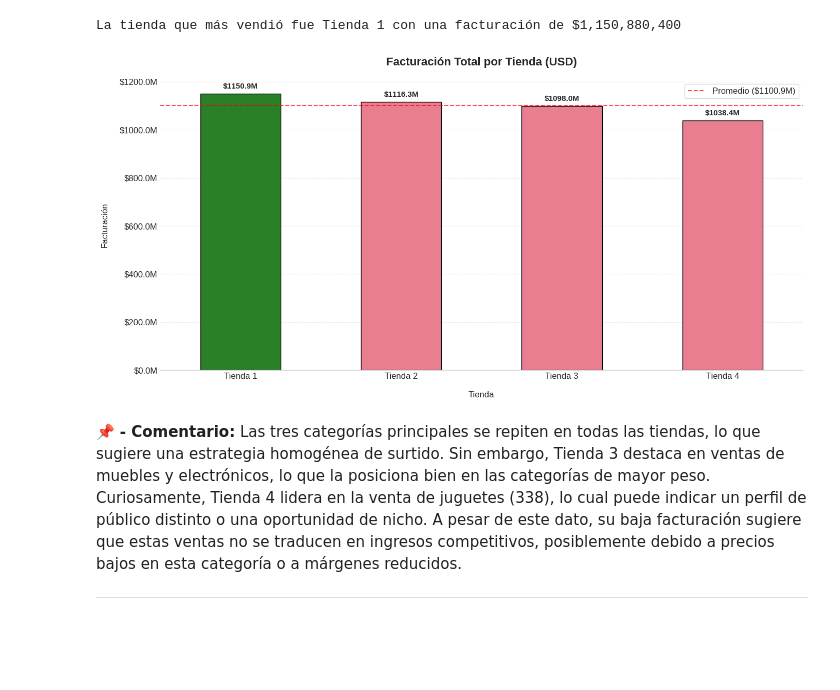
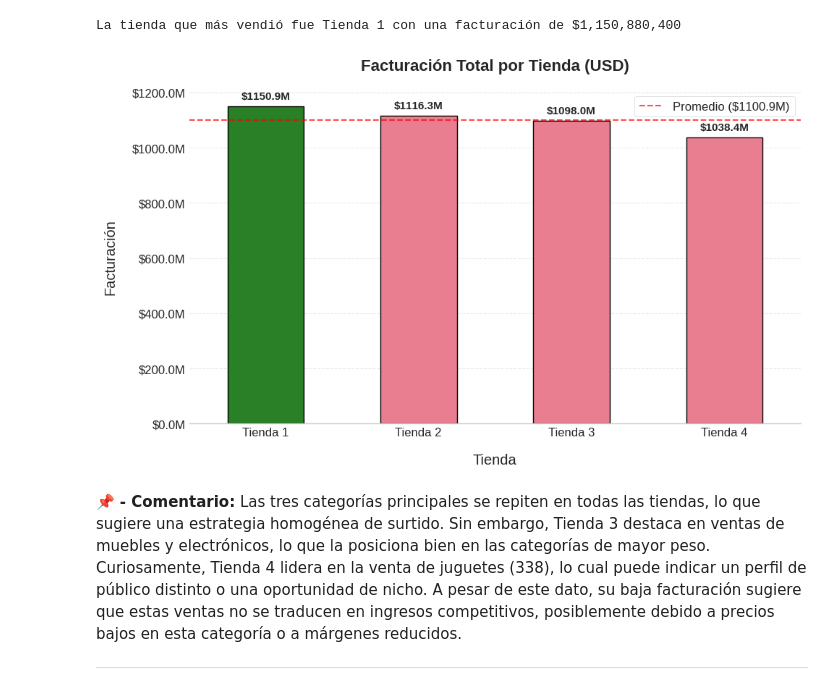
Before and after one commit to mirianosoriov/ChallegeG8-Analisis_de_Ventas-Tiendas_Alura_Store, a Jupyter notebook: Proyecto_AluraStore.ipynb, the cells around one changed output. Saved outputs shown, nothing was run; the diff lists cells and outputs as text; code cells hidden in the pictures; blank space fills up the shorter version.

```diff
--- a/Proyecto_AluraStore.ipynb
+++ b/Proyecto_AluraStore.ipynb
@@ -107,7 +82,7 @@ La tienda que más vendió fue Tienda 1 con una facturación de $1,150,880,400
 # %%
 plt.style.use('seaborn-v0_8-whitegrid')
 sns.set_palette("husl")
-plt.rcParams['figure.figsize'] = (14, 7)
+plt.rcParams['figure.figsize'] = (10, 6)
 plt.rcParams['font.size'] = 12
 df_facturacion = df_fact.copy().sort_values('Facturación Total', ascending=False)
 fig, ax = plt.subplots()                                 # Creamos gráfico de barras
@@ -127,34 +102,34 @@ plt.xlabel('Tienda', labelpad=15)
 plt.ylabel('Facturación', labelpad=15)
 ax.yaxis.set_major_formatter(ticker.FuncFormatter(lambda x, pos: f'${x/1e6:.1f}M'))
 for p in barplot.patches:
     barplot.annotate(
         f'${p.get_height()/1e6:.1f}M',
         (p.get_x() + p.get_width() / 2., p.get_height()),
         ha='center',
         va='center',
         xytext=(0, 10),
         textcoords='offset points',
         fontsize=11,
         fontweight='bold'
     )
 barplot.patches[0].set_facecolor('#298026')
 barplot.patches[0].set_edgecolor('#000000')
 promedio = df_facturacion['Facturación Total'].mean()        # Línea de promedio
 ax.axhline(
     y=promedio,
     color='red',
     linestyle='--',
     linewidth=1.5,
     alpha=0.7,
     label=f'Promedio (${promedio/1e6:.1f}M)'
 )
 plt.legend(loc='upper right', frameon=True)
 plt.grid(axis='y', linestyle='--', alpha=0.4)
 sns.despine(left=True)
 plt.tight_layout()
 plt.show()
 # %% [output]
-[figure, old version]
+[figure, new version]
 # %% [markdown]
 📌 **- Comentario:**
 Las tres categorías principales se repiten en todas las tiendas, lo que sugiere una estrategia homogénea de surtido. Sin embargo, Tienda 3 destaca en ventas de muebles y electrónicos, lo que la posiciona bien en las categorías de mayor peso. Curiosamente, Tienda 4 lidera en la venta de juguetes (338), lo cual puede indicar un perfil de público distinto o una oportunidad de nicho. A pesar de este dato, su baja facturación sugiere que estas ventas no se traducen en ingresos competitivos, posiblemente debido a precios bajos en esta categoría o a márgenes reducidos.
```
Also changed, not shown: parts of 11 cells of this notebook.
